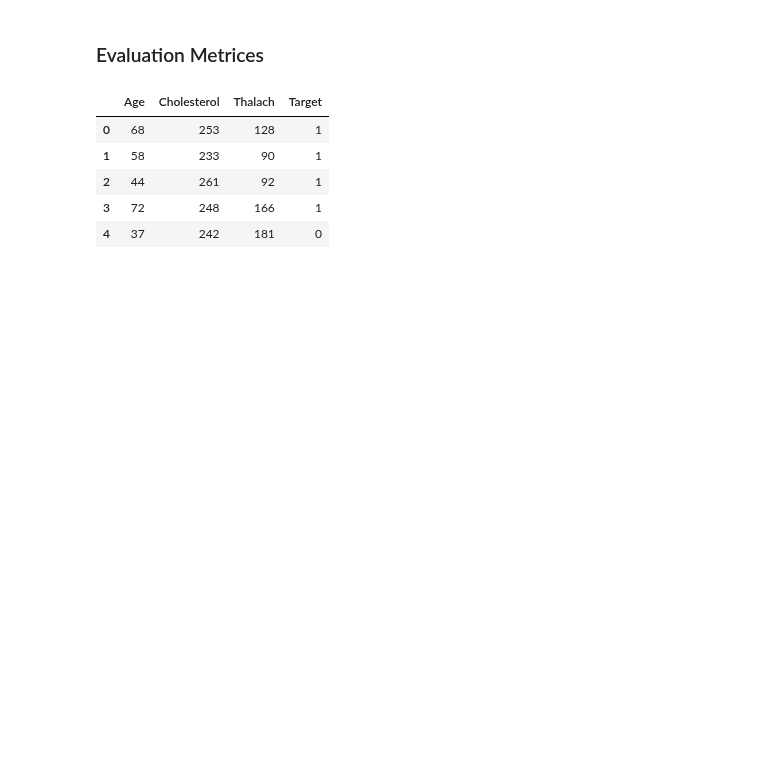
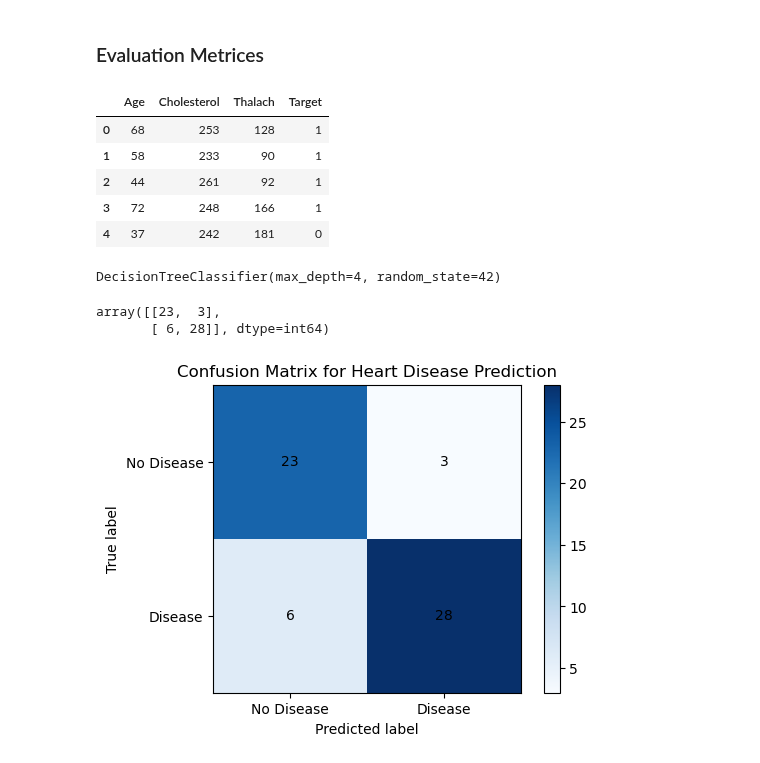
Before and after one commit to kazrkb/ml-modules, a Jupyter notebook: m-11/m-11.ipynb, the cells around one changed output. Cells and saved outputs as stored; diff of their text form; code cells hidden in the pictures; blank space fills up the shorter version.

```diff
--- a/m-11/m-11.ipynb
+++ b/m-11/m-11.ipynb
@@ -161,3 +161,43 @@ df_heart.head()
 | 2 | 44 | 261 | 92 | 1 |
 | 3 | 72 | 248 | 166 | 1 |
 | 4 | 37 | 242 | 181 | 0 |
+# %%
+X_heart = df_heart[['Age','Cholesterol','Thalach']]
+y_heart = df_heart['Target']
+
+X_train_heart, X_test_heart, y_train_heart, y_test_heart = train_test_split(X_heart,y_heart,test_size=0.2,random_state=42)
+
+tree_heart = DecisionTreeClassifier(max_depth=4, random_state=42)
+tree_heart.fit(X_train_heart,y_train_heart)
+tree_heart
+# %% [output]
+DecisionTreeClassifier(max_depth=4, random_state=42)
+# %%
+#confusuion matrix
+y_pred_heart = tree_heart.predict(X_test_heart)
+cm_heart = confusion_matrix(y_test_heart,y_pred_heart)
+cm_heart
+# %% [output]
+array([[23,  3],
+       [ 6, 28]], dtype=int64)
+# %%
+# plottting the confusion matrix
+fig, ax = plt.subplots(figsize=(6,4))
+im = ax.imshow(cm_heart, interpolation='nearest', cmap='Blues')
+ax.set_title('Confusion Matrix for Heart Disease Prediction')
+ax.set_xlabel('Predicted label')
+ax.set_ylabel('True label')
+
+ax.set_xticks([0,1])
+ax.set_yticks([0,1])
+ax.set_xticklabels(['No Disease', 'Disease'])
+ax.set_yticklabels(['No Disease', 'Disease'])
+
+# Loop over data dimensions and create text annotations.
+for i in range(cm_heart.shape[0]):
+    for j in range(cm_heart.shape[1]):
+        ax.text(j, i, cm_heart[i, j], ha="center", va="center", color="black")
+fig.colorbar(im)
+plt.show()
+# %% [output]
+[figure, added]
```
Also changed, not shown: 1 other file.
